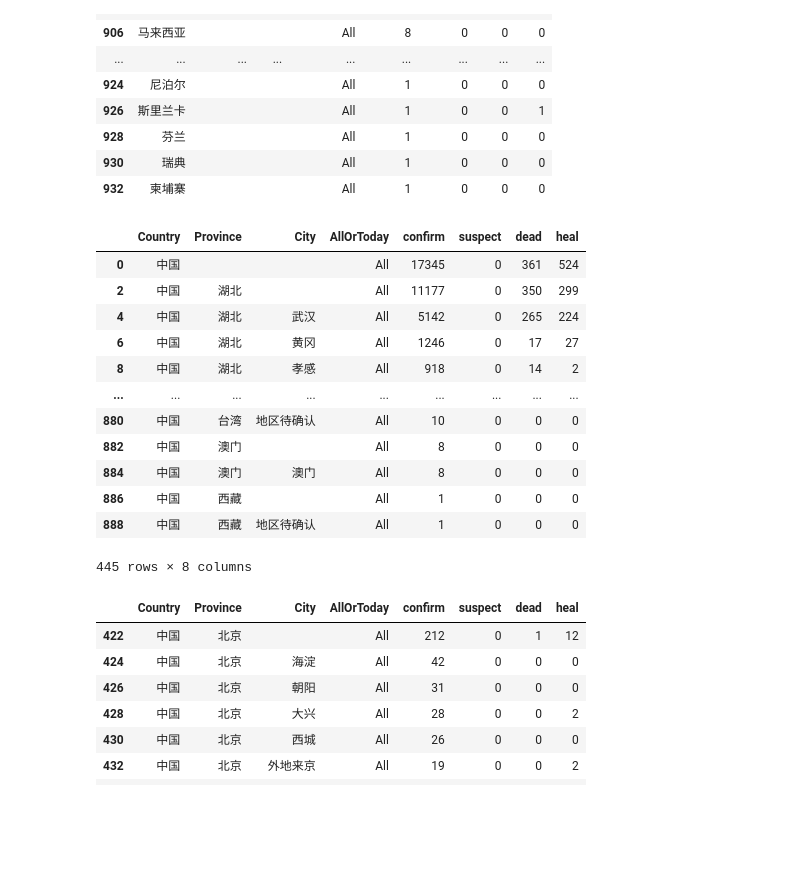
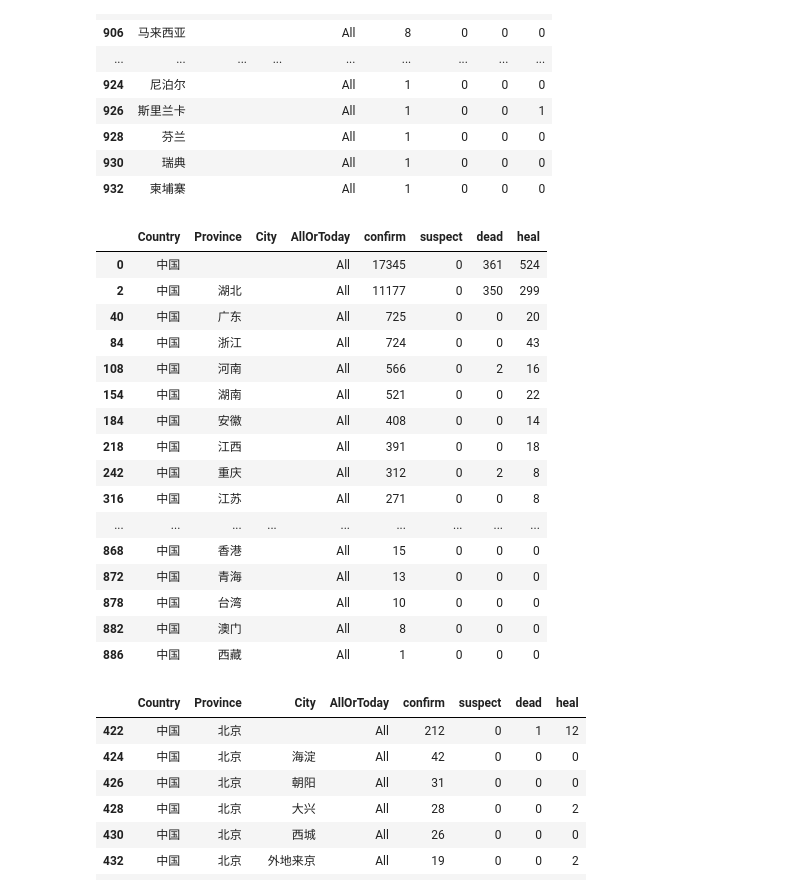
Before and after one commit to leonardzh/nCov2019-data-py, a Jupyter notebook: nCov2019Data.ipynb, the cells around one changed output. Saved outputs shown, nothing was run; the diff lists cells and outputs as text; code cells hidden in the pictures; blank space fills up the shorter version.

Commit message:
fix all country query

```diff
--- a/nCov2019Data.ipynb
+++ b/nCov2019Data.ipynb
@@ -147,20 +147,24 @@ df_area[(df_area['Province']=='') & (df_area['AllOrToday']=='All')]
 | 932 | 柬埔寨 |  |  | All | 1 | 0 | 0 | 0 |
 # %%
 #全国数据：
-df_area[(df_area['Country']=='中国') & (df_area['AllOrToday']=='All')]
+df_area[(df_area['Country']=='中国')& (df_area['City']=='') & (df_area['AllOrToday']=='All')]
 # %% [output]
 |  | Country | Province | City | AllOrToday | confirm | suspect | dead | heal |
 | 0 | 中国 |  |  | All | 17345 | 0 | 361 | 524 |
 | 2 | 中国 | 湖北 |  | All | 11177 | 0 | 350 | 299 |
-| 4 | 中国 | 湖北 | 武汉 | All | 5142 | 0 | 265 | 224 |
-| 6 | 中国 | 湖北 | 黄冈 | All | 1246 | 0 | 17 | 27 |
-| 8 | 中国 | 湖北 | 孝感 | All | 918 | 0 | 14 | 2 |
+| 40 | 中国 | 广东 |  | All | 725 | 0 | 0 | 20 |
+| 84 | 中国 | 浙江 |  | All | 724 | 0 | 0 | 43 |
+| 108 | 中国 | 河南 |  | All | 566 | 0 | 2 | 16 |
+| 154 | 中国 | 湖南 |  | All | 521 | 0 | 0 | 22 |
+| 184 | 中国 | 安徽 |  | All | 408 | 0 | 0 | 14 |
+| 218 | 中国 | 江西 |  | All | 391 | 0 | 0 | 18 |
+| 242 | 中国 | 重庆 |  | All | 312 | 0 | 2 | 8 |
+| 316 | 中国 | 江苏 |  | All | 271 | 0 | 0 | 8 |
 | ... | ... | ... | ... | ... | ... | ... | ... | ... |
-| 880 | 中国 | 台湾 | 地区待确认 | All | 10 | 0 | 0 | 0 |
+| 868 | 中国 | 香港 |  | All | 15 | 0 | 0 | 0 |
+| 872 | 中国 | 青海 |  | All | 13 | 0 | 0 | 0 |
+| 878 | 中国 | 台湾 |  | All | 10 | 0 | 0 | 0 |
 | 882 | 中国 | 澳门 |  | All | 8 | 0 | 0 | 0 |
-| 884 | 中国 | 澳门 | 澳门 | All | 8 | 0 | 0 | 0 |
 | 886 | 中国 | 西藏 |  | All | 1 | 0 | 0 | 0 |
-| 888 | 中国 | 西藏 | 地区待确认 | All | 1 | 0 | 0 | 0 |
-445 rows × 8 columns
 # %%
 #各省数据：
```
Also changed, not shown: parts of 1 cell of this notebook.
